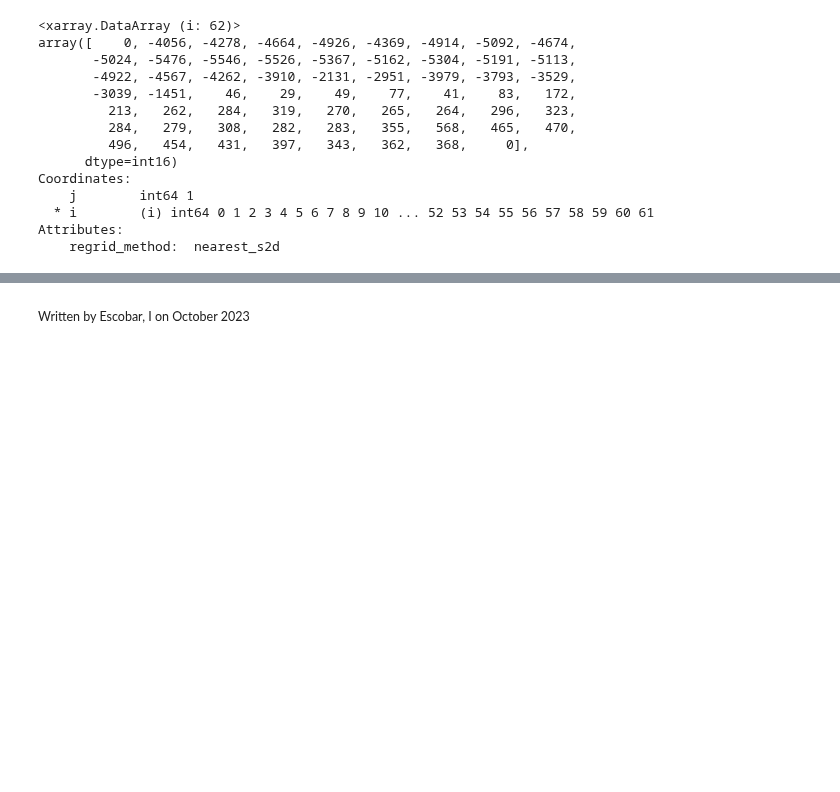
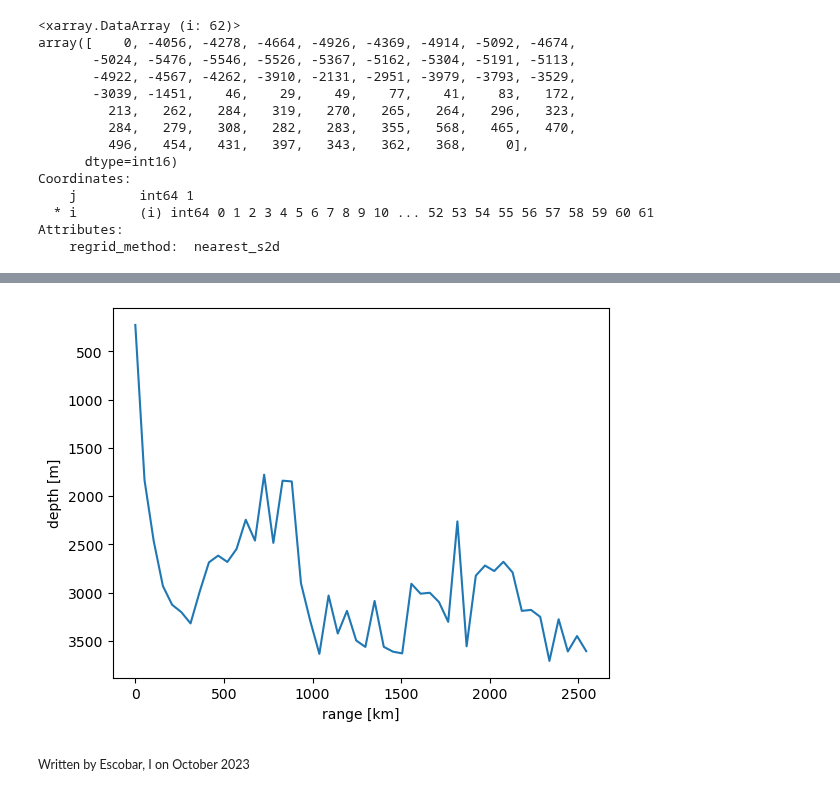
Before and after one commit to IvanaEscobar/sandbox, a Jupyter notebook: sandbox/bin/notebooks/gebco-downsampling_baroclinic-gyre.ipynb, the cells around one changed output, grey strips where cells are left out. Drawn from its saved outputs; the diff is of its cells as text; code cells hidden in the pictures; blank space fills up the shorter version.

```diff
--- a/sandbox/bin/notebooks/gebco-downsampling_baroclinic-gyre.ipynb
+++ b/sandbox/bin/notebooks/gebco-downsampling_baroclinic-gyre.ipynb
@@ -160,0 +201,8 @@ gebcoOut.tofile('/home/ivana/regionalgcm/data/gebco_bcgyre.bin')
+# %%
+depths=[]; ranges=[]
+for i in range(len(bathyline.lons)):
+    ranges.append( bathyline.del_s*i/1000. )
+    depths.append( -1*bathyihop.sel(lon=bathyline.lons[i],
+                                    lat=bathyline.lats[i],
+                                    method='nearest').values )
+    print(f"{ranges[i]:.4f}\t{depths[i]}")
@@ -161,2 +227,10 @@ gebcoOut.tofile('/home/ivana/regionalgcm/data/gebco_bcgyre.bin')
+# %%
+plt.plot(ranges,depths)
+plt.gca().invert_yaxis()
+plt.ylabel('depth [m]')
+plt.xlabel('range [km]')
+plt.show()
+# %% [output]
+[figure, added]
 # %% [markdown]
 <sub> Written by Escobar, I on October 2023 </sub>
```
Also changed, not shown: parts of 4 cells of this notebook, 2 other files.
